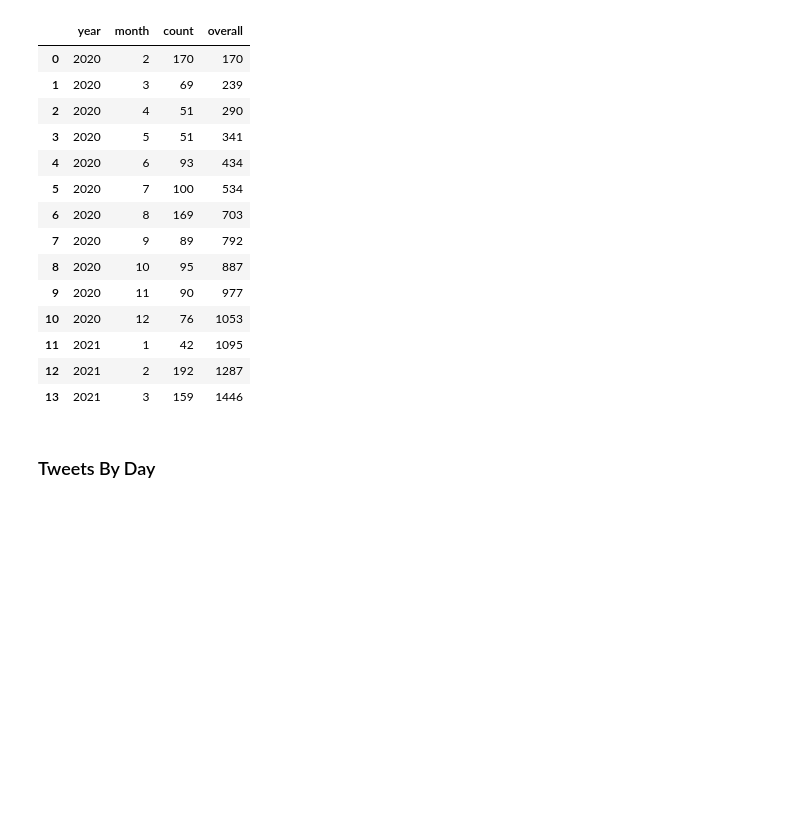
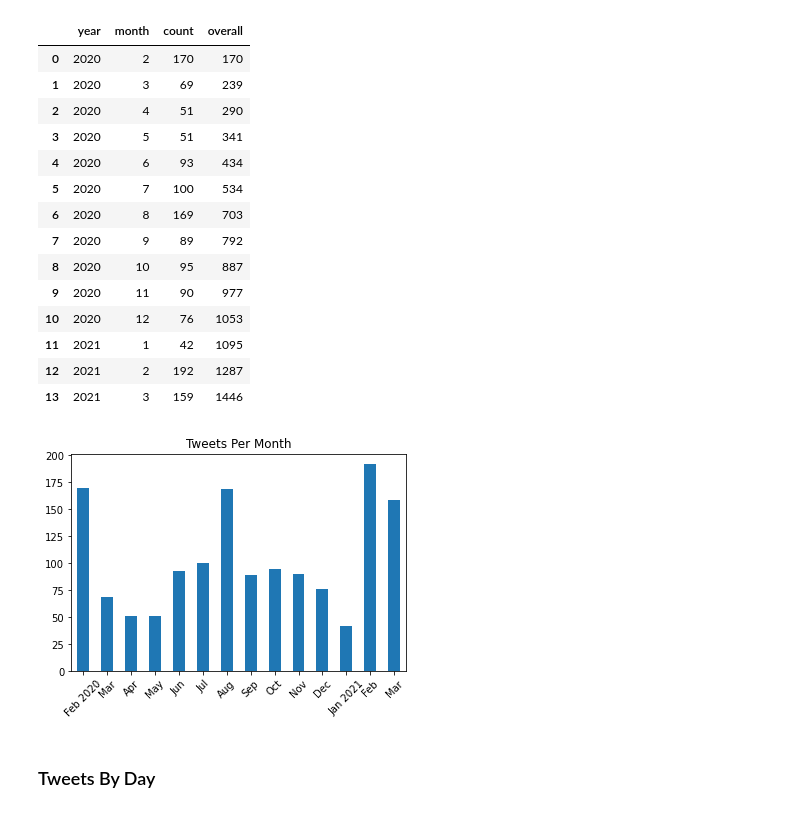
Before and after one commit to educatorsRlearners/podrevday, a Jupyter notebook: 01_analysis.ipynb, the cells around one changed output. Saved outputs shown, nothing was run; the diff lists cells and outputs as text; code cells hidden in the pictures; blank space fills up the shorter version.

Commit message:
Updated stats and plots

```diff
--- a/01_analysis.ipynb
+++ b/01_analysis.ipynb
@@ -158,18 +158,20 @@ tweets_per_month
 # %%
 ax = (tweets_per_month.loc[:, ["month", 'count']]
                       .plot
                       .bar(x='month',
                            title = "Tweets Per Month",
                            legend=False));
 
-months = ('Feb 20', "Mar", "Apr", 'May', "Jun", "Jul", 'Aug', "Sep", "Oct", "Nov", "Dec", "Jan 21", "Feb", "Mar")
+months = ('Feb 2020', "Mar", "Apr", 'May', "Jun", "Jul", 'Aug', "Sep", "Oct", "Nov", "Dec", "Jan 2021", "Feb", "Mar")
 positions = (0, 1, 2, 3, 4, 5, 6, 7, 8, 9, 10, 11, 12, 13)
 
 
 plt.xticks(positions, months, rotation=45);
 plt.xlabel("");
 
 ax.figure.savefig('plots/tweets_per_month.png');
+# %% [output]
+[figure, added]
 # %% [markdown]
 ### Tweets By Day
 # %%
```
Also changed, not shown: parts of 11 cells of this notebook, 5 other files.
